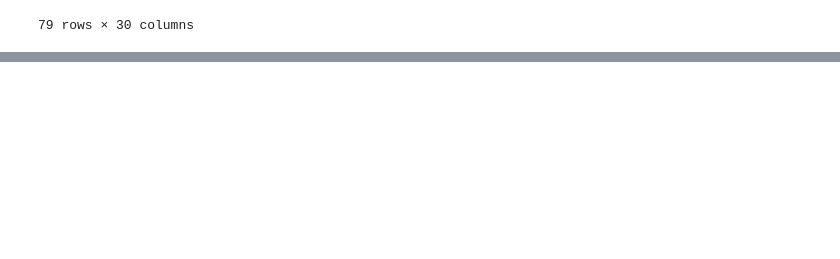
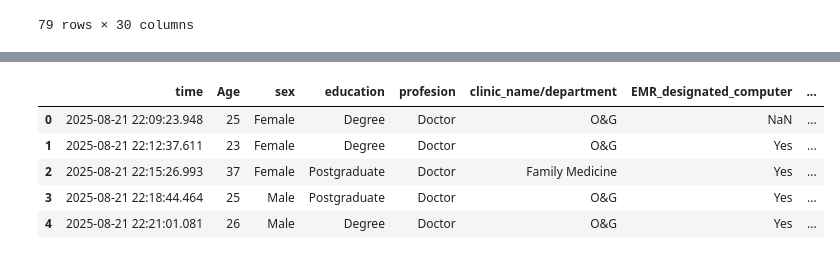
Before and after one commit to Ugoeze-hub/EMR_ANALYSIS, a Jupyter notebook: analysis.ipynb, the cells around one changed output, grey strips where cells are left out. Cells and saved outputs as stored; diff of their text form; code cells hidden in the pictures; blank space fills up the shorter version.

Commit message:
data checkpoint

```diff
--- a/analysis.ipynb
+++ b/analysis.ipynb
@@ -134,0 +160,3 @@ df.to_excel('EMR_analysis_online_updated.xlsx', index=False)
+# %%
+data_2 = pd.read_excel('EMR analysis offline.xlsx')
+df_2 = pd.DataFrame(data_2)
@@ -134,0 +249,13 @@ df.to_excel('EMR_analysis_online_updated.xlsx', index=False)
+# %%
+# renaming the colums in the 2nd file too
+df_2.rename(columns=mapping2, inplace=True)
+# %%
+# previewing the first few rows of the updated DataFrame
+df_2.iloc[:5,:15]
+# %% [output]
+|  | time | Age | sex | education | profesion | clinic_name/department | EMR_designated_computer | ... |
+| 0 | 2025-08-21 22:09:23.948 | 25 | Female | Degree | Doctor | O&G | NaN | ... |
+| 1 | 2025-08-21 22:12:37.611 | 23 | Female | Degree | Doctor | O&G | Yes | ... |
+| 2 | 2025-08-21 22:15:26.993 | 37 | Female | Postgraduate | Doctor | Family Medicine | Yes | ... |
+| 3 | 2025-08-21 22:18:44.464 | 25 | Male | Postgraduate | Doctor | O&G | Yes | ... |
+| 4 | 2025-08-21 22:21:01.081 | 26 | Male | Degree | Doctor | O&G | Yes | ... |
```
Also changed, not shown: parts of 11 cells of this notebook.
